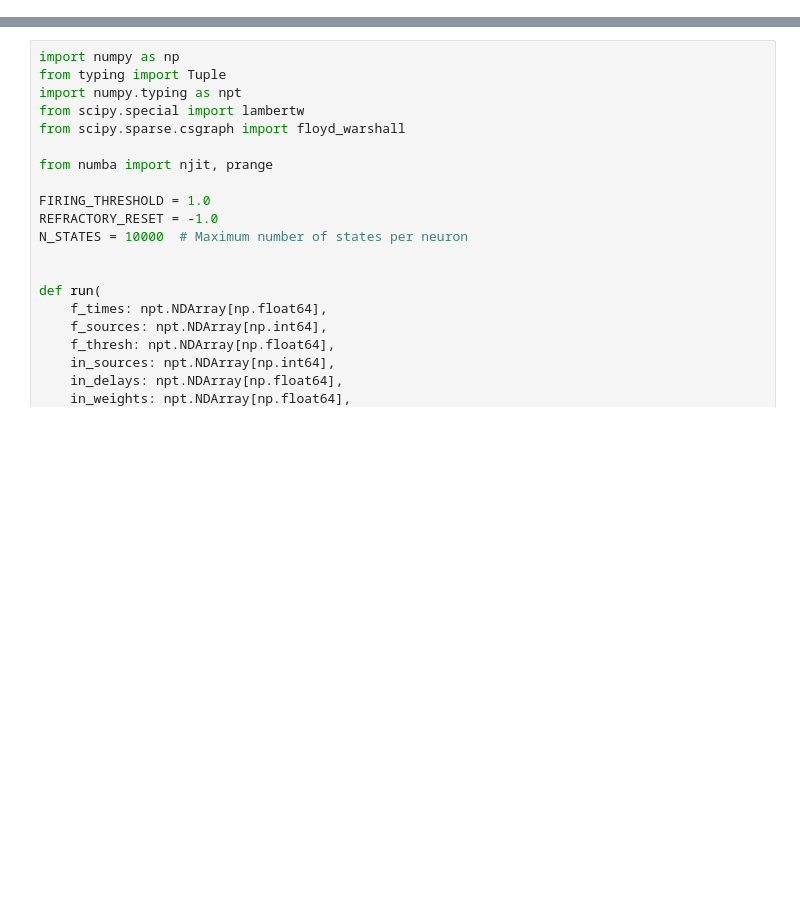
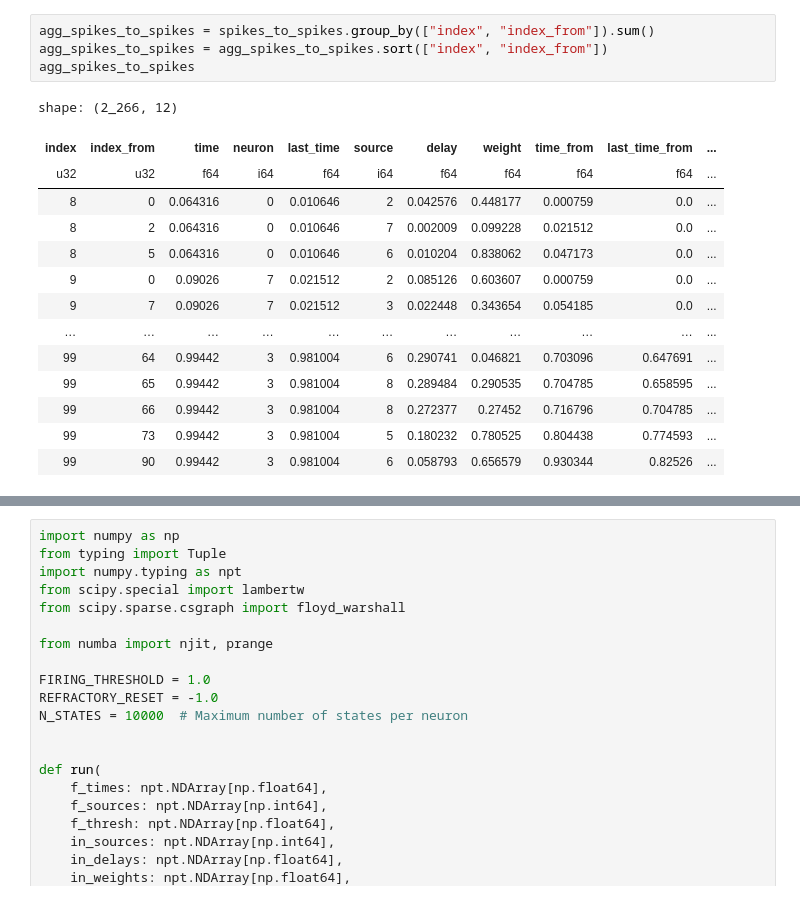
Before and after one commit to haguettaz/rsnn, a Jupyter notebook: notebooks/dev.ipynb, the cells around one changed output, grey strips where cells are left out. Cells and saved outputs as stored; diff of their text form; blank space fills up the shorter version.

```diff
--- a/notebooks/dev.ipynb
+++ b/notebooks/dev.ipynb
@@ -104,0 +3700,19 @@ array([[0.58516633, 0.98722051,        nan, ..., 0.55249069, 0.61827651,
+# %%
+agg_spikes_to_spikes = spikes_to_spikes.group_by(["index", "index_from"]).sum()
+agg_spikes_to_spikes = agg_spikes_to_spikes.sort(["index", "index_from"])
+agg_spikes_to_spikes
+# %% [output]
+shape: (2_266, 12)
+| index | index_from | time | neuron | last_time | source | delay | weight | time_from | last_time_from | ... |
+| u32 | u32 | f64 | i64 | f64 | i64 | f64 | f64 | f64 | f64 | ... |
+| 8 | 0 | 0.064316 | 0 | 0.010646 | 2 | 0.042576 | 0.448177 | 0.000759 | 0.0 | ... |
+| 8 | 2 | 0.064316 | 0 | 0.010646 | 7 | 0.002009 | 0.099228 | 0.021512 | 0.0 | ... |
+| 8 | 5 | 0.064316 | 0 | 0.010646 | 6 | 0.010204 | 0.838062 | 0.047173 | 0.0 | ... |
+| 9 | 0 | 0.09026 | 7 | 0.021512 | 2 | 0.085126 | 0.603607 | 0.000759 | 0.0 | ... |
+| 9 | 7 | 0.09026 | 7 | 0.021512 | 3 | 0.022448 | 0.343654 | 0.054185 | 0.0 | ... |
+| … | … | … | … | … | … | … | … | … | … | ... |
+| 99 | 64 | 0.99442 | 3 | 0.981004 | 6 | 0.290741 | 0.046821 | 0.703096 | 0.647691 | ... |
+| 99 | 65 | 0.99442 | 3 | 0.981004 | 8 | 0.289484 | 0.290535 | 0.704785 | 0.658595 | ... |
+| 99 | 66 | 0.99442 | 3 | 0.981004 | 8 | 0.272377 | 0.27452 | 0.716796 | 0.704785 | ... |
+| 99 | 73 | 0.99442 | 3 | 0.981004 | 5 | 0.180232 | 0.780525 | 0.804438 | 0.774593 | ... |
+| 99 | 90 | 0.99442 | 3 | 0.981004 | 6 | 0.058793 | 0.656579 | 0.930344 | 0.82526 | ... |
```
Also changed, not shown: parts of 134 cells of this notebook, 56 other files.
